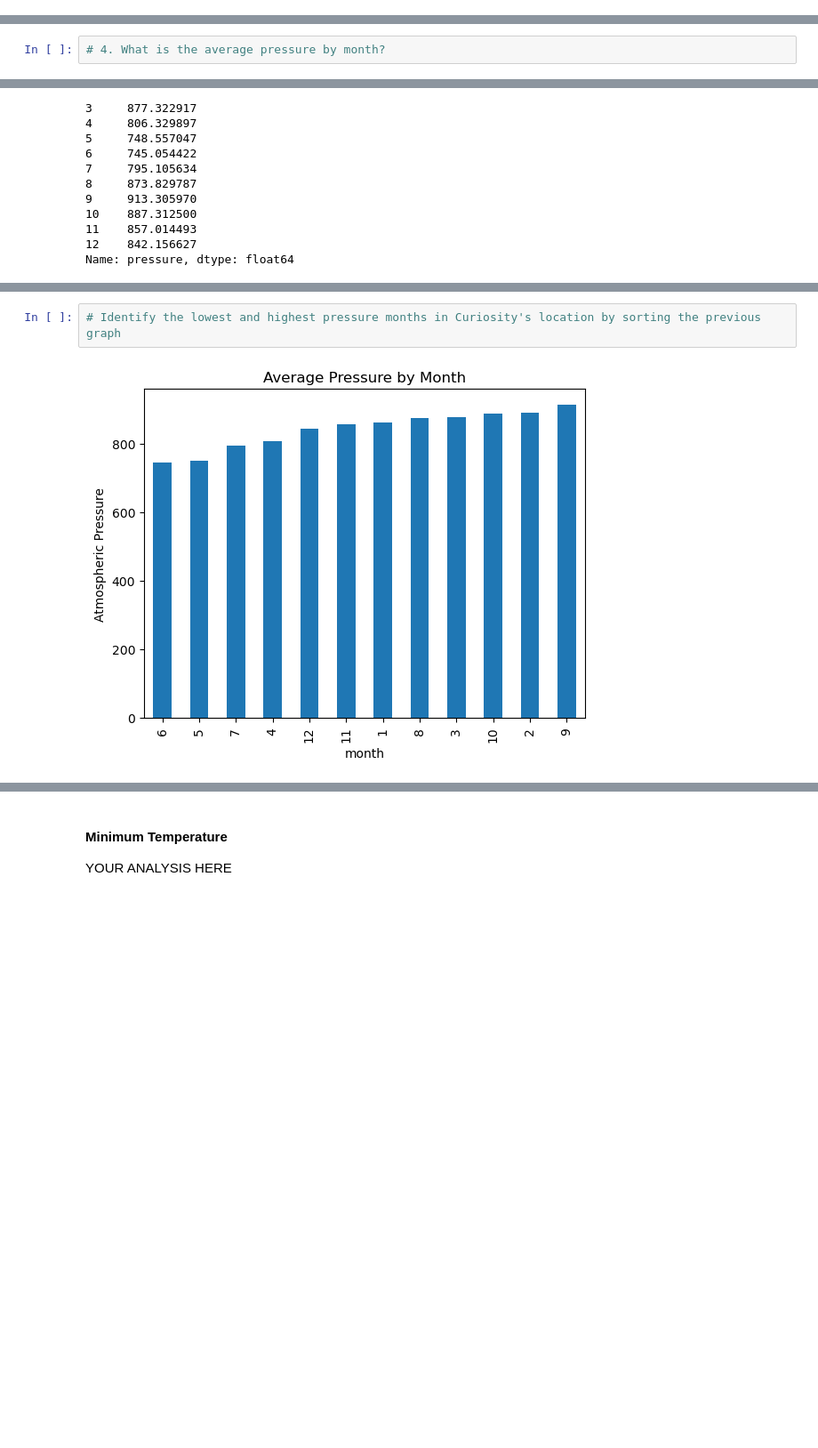
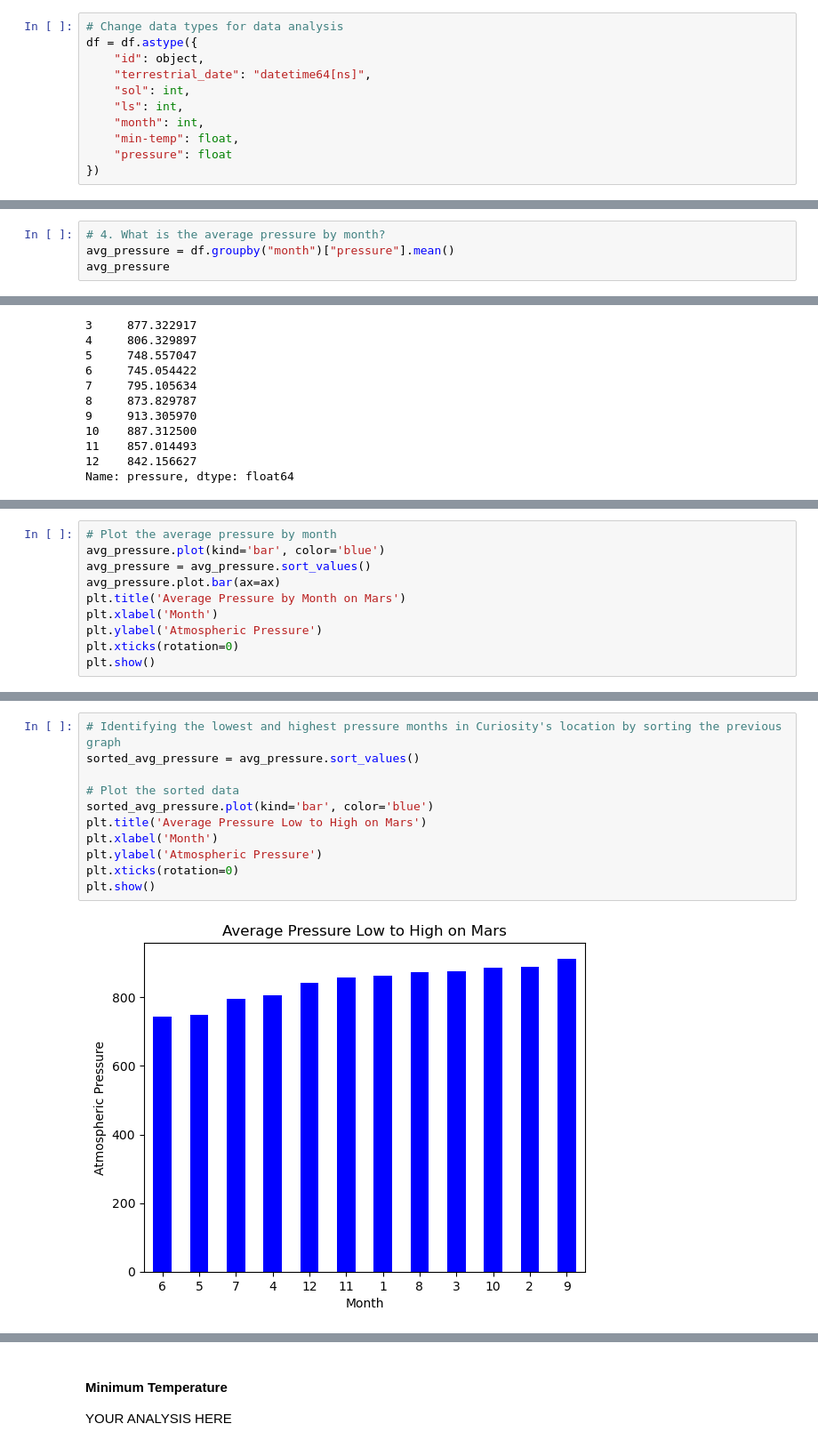
Before and after one commit to TheuriM/Data-Collection-_Challenge, a Jupyter notebook: Mars/part_2_mars_weather.ipynb, the cells around one changed output, grey strips where cells are left out. Shown at 89% size. Cells and saved outputs as stored; diff of their text form; blank space fills up the shorter version.

```diff
--- a/Mars/part_2_mars_weather.ipynb
+++ b/Mars/part_2_mars_weather.ipynb
@@ -102,2 +101,13 @@ dtype: object
+# %%
+# Change data types for data analysis
+df = df.astype({
+    "id": object,
+    "terrestrial_date": "datetime64[ns]",
+    "sol": int,
+    "ls": int,
+    "month": int,
+    "min-temp": float,
+    "pressure": float
+})
 # %%
 # Confirm type changes were successful by examining data types again
@@ -162,5 +209,7 @@ Name: min_temp, dtype: float64
 # %%
 # 4. What is the average pressure by month?
+avg_pressure = df.groupby("month")["pressure"].mean()
+avg_pressure
 # %% [output]
 month
 1     862.488506
@@ -182,0 +228,10 @@ Name: pressure, dtype: float64
+# %%
+# Plot the average pressure by month
+avg_pressure.plot(kind='bar', color='blue')
+avg_pressure = avg_pressure.sort_values()
+avg_pressure.plot.bar(ax=ax)
+plt.title('Average Pressure by Month on Mars')
+plt.xlabel('Month')
+plt.ylabel('Atmospheric Pressure')
+plt.xticks(rotation=0)
+plt.show()
@@ -183,7 +240,16 @@ Name: pressure, dtype: float64
 # %%
-# Identify the lowest and highest pressure months in Curiosity's location by sorting the previous graph
+# Identifying the lowest and highest pressure months in Curiosity's location by sorting the previous graph
+sorted_avg_pressure = avg_pressure.sort_values()
+
+# Plot the sorted data
+sorted_avg_pressure.plot(kind='bar', color='blue')
+plt.title('Average Pressure Low to High on Mars')
+plt.xlabel('Month')
+plt.ylabel('Atmospheric Pressure')
+plt.xticks(rotation=0)
+plt.show()
 # %% [output]
-[figure, old version]
+[figure, new version]
 # %%
 # 5. How many terrestrial (Earth) days are there in a Martian year?
 # Visually estimate the result by plotting the daily minimum temperature of each observation in the data set.
```
Also changed, not shown: parts of 17 cells of this notebook, 1 other file.
